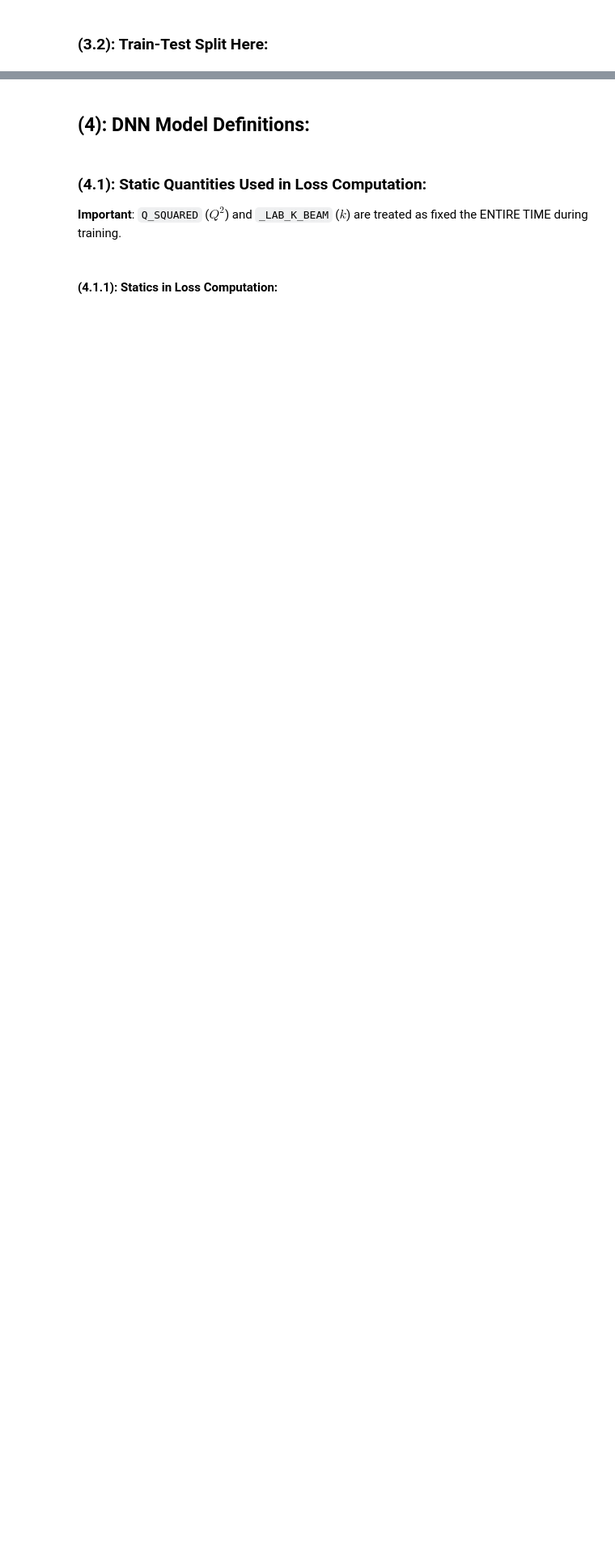
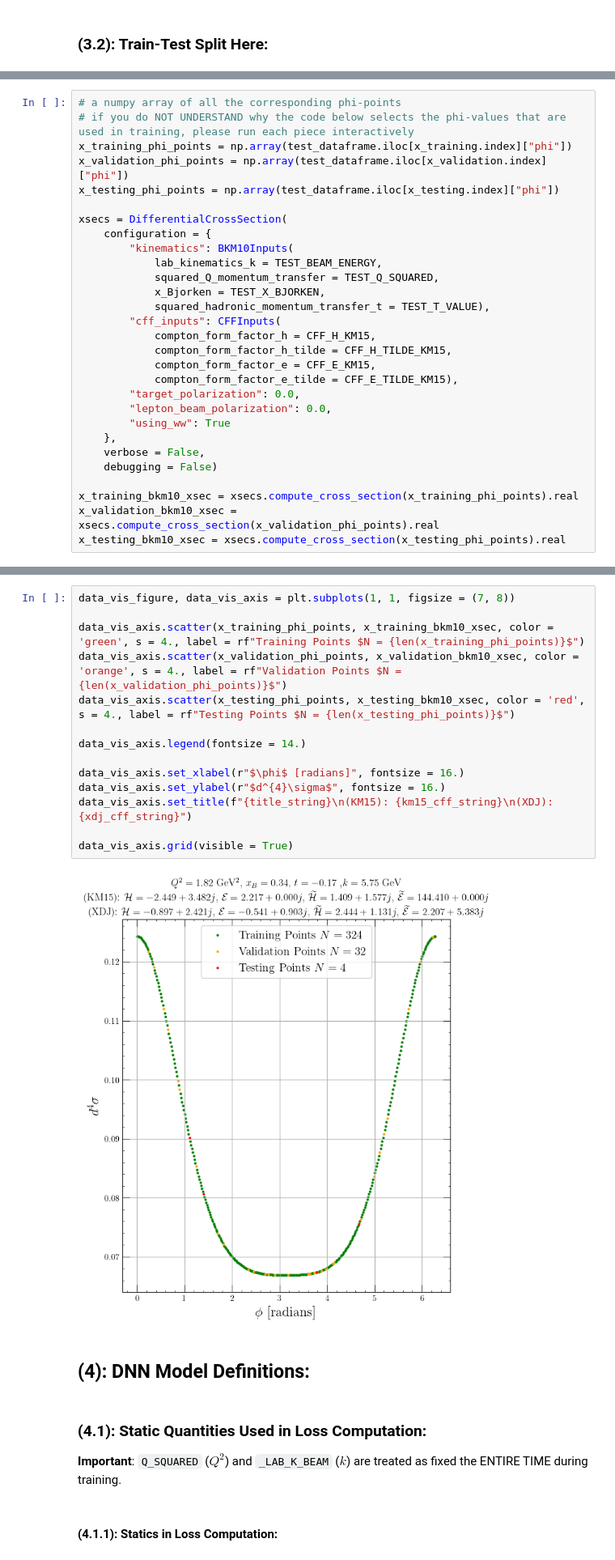
Before and after one commit to JayDanielsss/gpd_dnn, a Jupyter notebook: closure_test/closure_test.ipynb, the cells around one changed output, grey strips where cells are left out. Shown: that part at 81% size. Drawn from its saved outputs; the diff is of its cells as text; blank space fills up the shorter version.

```diff
--- a/closure_test/closure_test.ipynb
+++ b/closure_test/closure_test.ipynb
@@ -267,0 +526,29 @@ x_training, x_validation, y_training, y_validation = train_test_split(
+# %%
+# a numpy array of all the corresponding phi-points
+# if you do NOT UNDERSTAND why the code below selects the phi-values that are used in training, please run each piece interactively
+x_training_phi_points = np.array(test_dataframe.iloc[x_training.index]["phi"])
+x_validation_phi_points = np.array(test_dataframe.iloc[x_validation.index]["phi"])
+x_testing_phi_points = np.array(test_dataframe.iloc[x_testing.index]["phi"])
+
+xsecs = DifferentialCrossSection(
+    configuration = {
+        "kinematics": BKM10Inputs(
+            lab_kinematics_k = TEST_BEAM_ENERGY,
+            squared_Q_momentum_transfer = TEST_Q_SQUARED,
+            x_Bjorken = TEST_X_BJORKEN,
+            squared_hadronic_momentum_transfer_t = TEST_T_VALUE),
+        "cff_inputs": CFFInputs(
+            compton_form_factor_h = CFF_H_KM15,
+            compton_form_factor_h_tilde = CFF_H_TILDE_KM15,
+            compton_form_factor_e = CFF_E_KM15,
+            compton_form_factor_e_tilde = CFF_E_TILDE_KM15),
+        "target_polarization": 0.0,
+        "lepton_beam_polarization": 0.0,
+        "using_ww": True
+    },
+    verbose = False,
+    debugging = False)
+
+x_training_bkm10_xsec = xsecs.compute_cross_section(x_training_phi_points).real
+x_validation_bkm10_xsec = xsecs.compute_cross_section(x_validation_phi_points).real
+x_testing_bkm10_xsec = xsecs.compute_cross_section(x_testing_phi_points).real
@@ -268,3 +559,19 @@ x_training, x_validation, y_training, y_validation = train_test_split(
+# %%
+data_vis_figure, data_vis_axis = plt.subplots(1, 1, figsize = (7, 8))
+
+data_vis_axis.scatter(x_training_phi_points, x_training_bkm10_xsec, color = 'green', s = 4., label = rf"Training Points $N = {len(x_training_phi_points)}$")
+data_vis_axis.scatter(x_validation_phi_points, x_validation_bkm10_xsec, color = 'orange', s = 4., label = rf"Validation Points $N = {len(x_validation_phi_points)}$")
+data_vis_axis.scatter(x_testing_phi_points, x_testing_bkm10_xsec, color = 'red', s = 4., label = rf"Testing Points $N = {len(x_testing_phi_points)}$")
+
+data_vis_axis.legend(fontsize = 14.)
+
+data_vis_axis.set_xlabel(r"$\phi$ [radians]", fontsize = 16.)
+data_vis_axis.set_ylabel(r"$d^{4}\sigma$", fontsize = 16.)
+data_vis_axis.set_title(f"{title_string}\n(KM15): {km15_cff_string}\n(XDJ): {xdj_cff_string}")
+
+data_vis_axis.grid(visible = True)
+# %% [output]
+[figure, added]
 # %% [markdown]
 ## (4): DNN Model Definitions:
 # %% [markdown]
```
Also changed, not shown: parts of 128 cells of this notebook, 8 other files.
